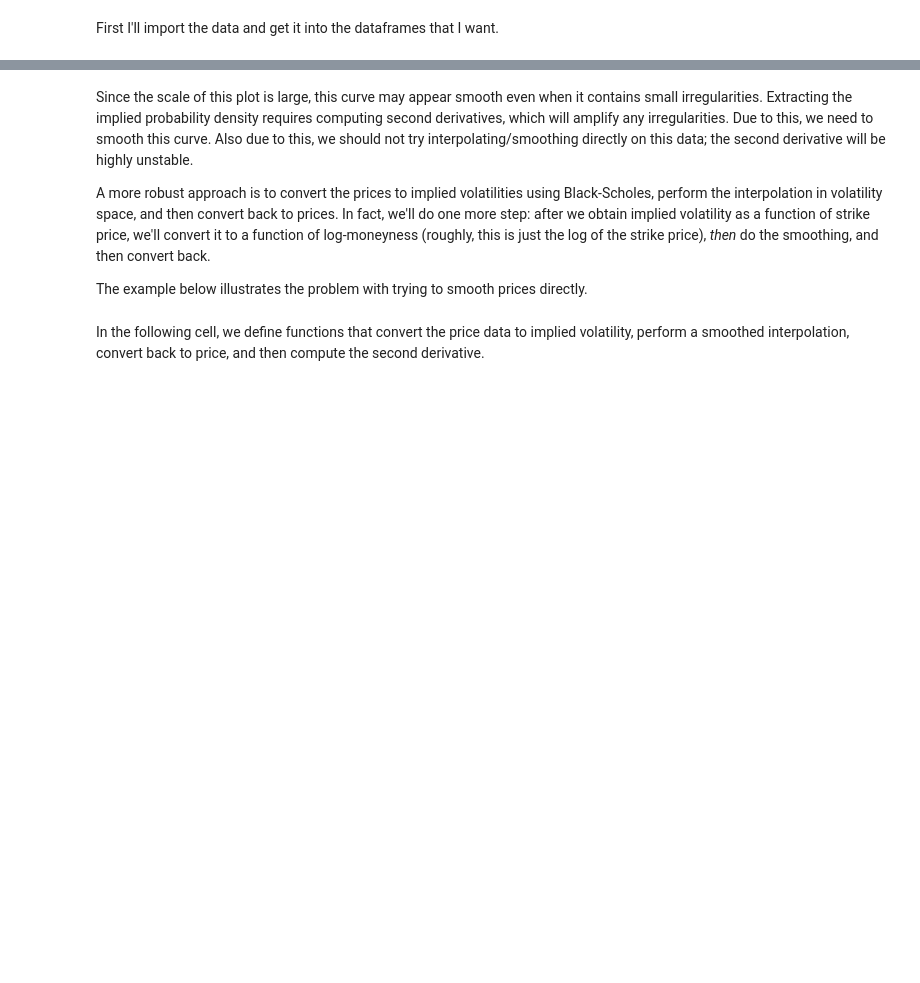
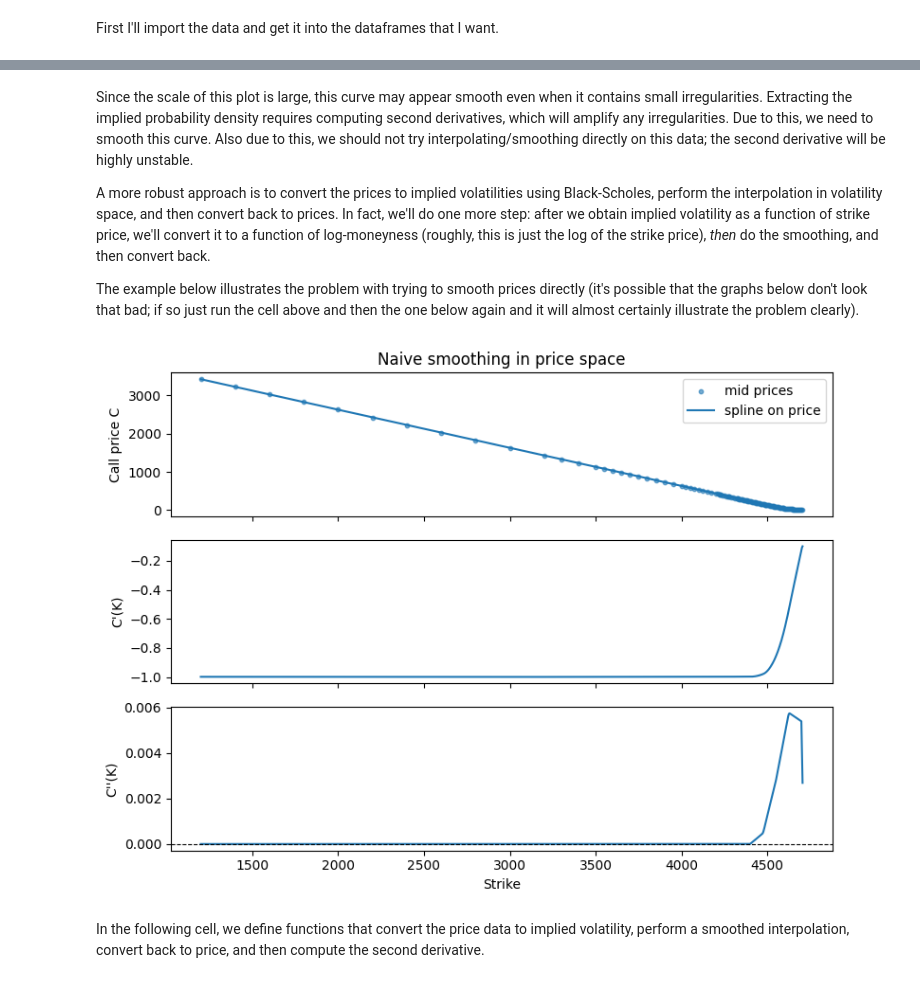
Before and after one commit to swbuchanan/implied-stock-distributions, a Jupyter notebook: project.ipynb, the cells around one changed output, grey strips where cells are left out. Cells and saved outputs as stored; diff of their text form; code cells hidden in the pictures; blank space fills up the shorter version.

```diff
--- a/project.ipynb
+++ b/project.ipynb
@@ -159,15 +208,10 @@ Also due to this, we should not try interpolating/smoothing directly on this dat
 A more robust approach is to convert the prices to implied volatilities using Black-Scholes, perform the interpolation in volatility space, and then convert back to prices.
 In fact, we'll do one more step: after we obtain implied volatility as a function of strike price, we'll convert it to a function of log-moneyness (roughly, this is just the log of the strike price), *then* do the smoothing, and then convert back.
 
-The example below illustrates the problem with trying to smooth prices directly.
+The example below illustrates the problem with trying to smooth prices directly (it's possible that the graphs below don't look that bad; if so just run the cell above and then the one below again and it will almost certainly illustrate the problem clearly).
 # %%
-from scipy.interpolate import UnivariateSpline
-
-# Assume df already exists with columns 'strikes' and 'call_mid'
-
-# 1. Extract and clean data
-K = df["strike"].to_numpy()
-C_mid = df["call_mid"].to_numpy()
+K = np.asarray(df["strike"])
+C_mid = np.asarray(df["call_mid"])
 
 mask = np.isfinite(K) & np.isfinite(C_mid)
 K = K[mask]
@@ -175,35 +219,37 @@ C_mid = C_mid[mask]
 
 order = np.argsort(K)
 K = K[order]
 C_mid = C_mid[order]
 
-smoothing = 0.05 * len(K)
+smoothing = 0.035 * len(K)
 
-price_spline = UnivariateSpline(K, C_mid, k=3, s=smoothing)
+price_spline = make_splrep(K, C_mid, k=3, s=smoothing)
 
 K_fine = np.linspace(K.min(), K.max(), 1000)
 C_smooth = price_spline(K_fine)
 
 dC_dK = np.gradient(C_smooth, K_fine)
 d2C_dK2 = np.gradient(dC_dK, K_fine)
 
 fig, axes = plt.subplots(3, 1, figsize=(8, 6), sharex=True)
 
 axes[0].scatter(K, C_mid, s=10, alpha=0.6, label="mid prices")
 axes[0].plot(K_fine, C_smooth, label="spline on price", linewidth=1.5)
-axes[0].set_ylabel("Call price")
+axes[0].set_ylabel("Call price C")
 axes[0].legend()
 axes[0].set_title("Naive smoothing in price space")
 
 axes[1].plot(K_fine, dC_dK, linewidth=1.5)
 axes[1].set_ylabel("C'(K)")
 
 axes[2].plot(K_fine, d2C_dK2, linewidth=1.5)
 axes[2].axhline(0.0, color="black", linestyle="--", linewidth=0.8)
 axes[2].set_ylabel("C''(K)")
 axes[2].set_xlabel("Strike")
 
 plt.tight_layout()
 plt.show()
+# %% [output]
+[figure, added]
 # %% [markdown]
 In the following cell, we define functions that convert the price data to implied volatility, perform a smoothed interpolation, convert back to price, and then compute the second derivative.
```
Also changed, not shown: parts of 22 cells of this notebook.
